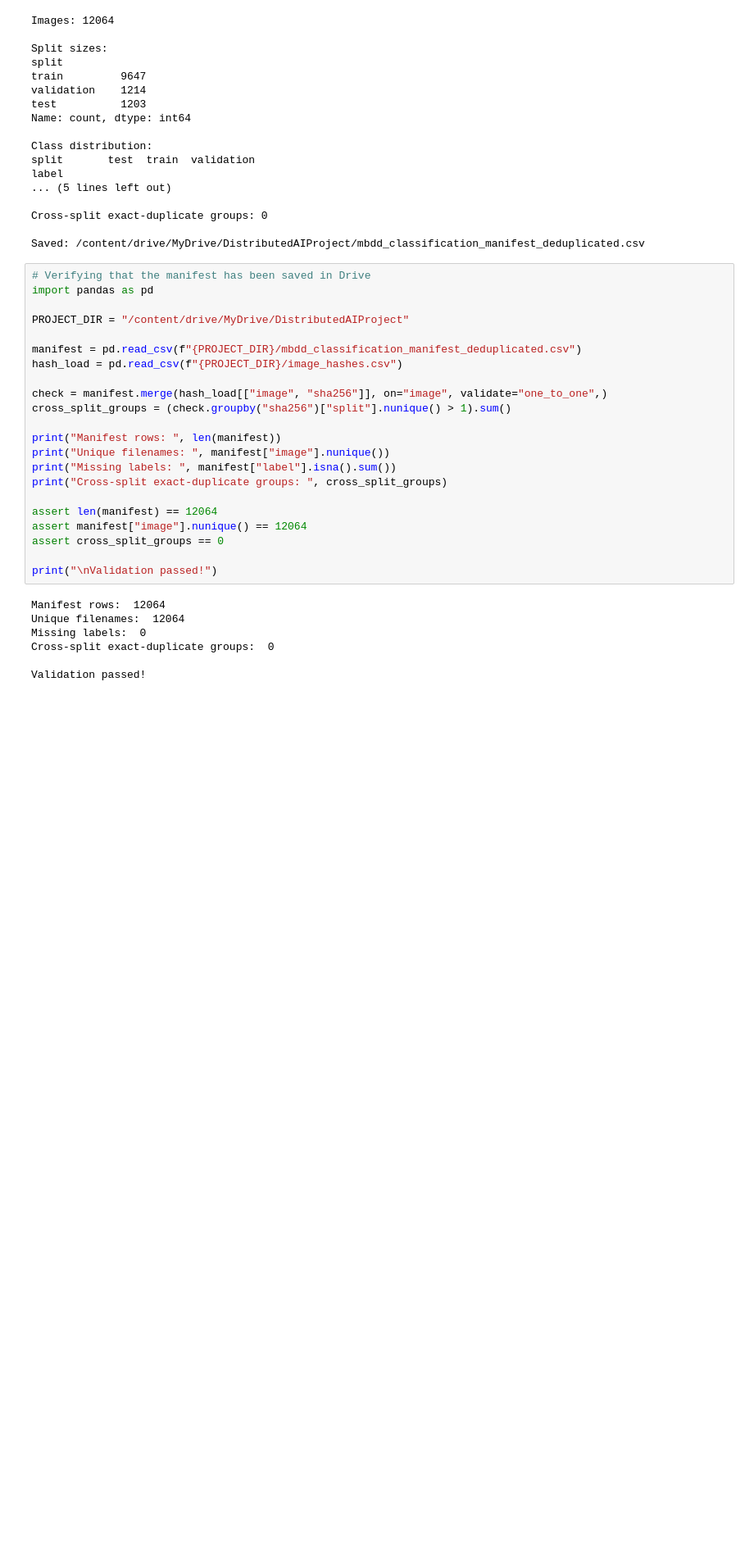
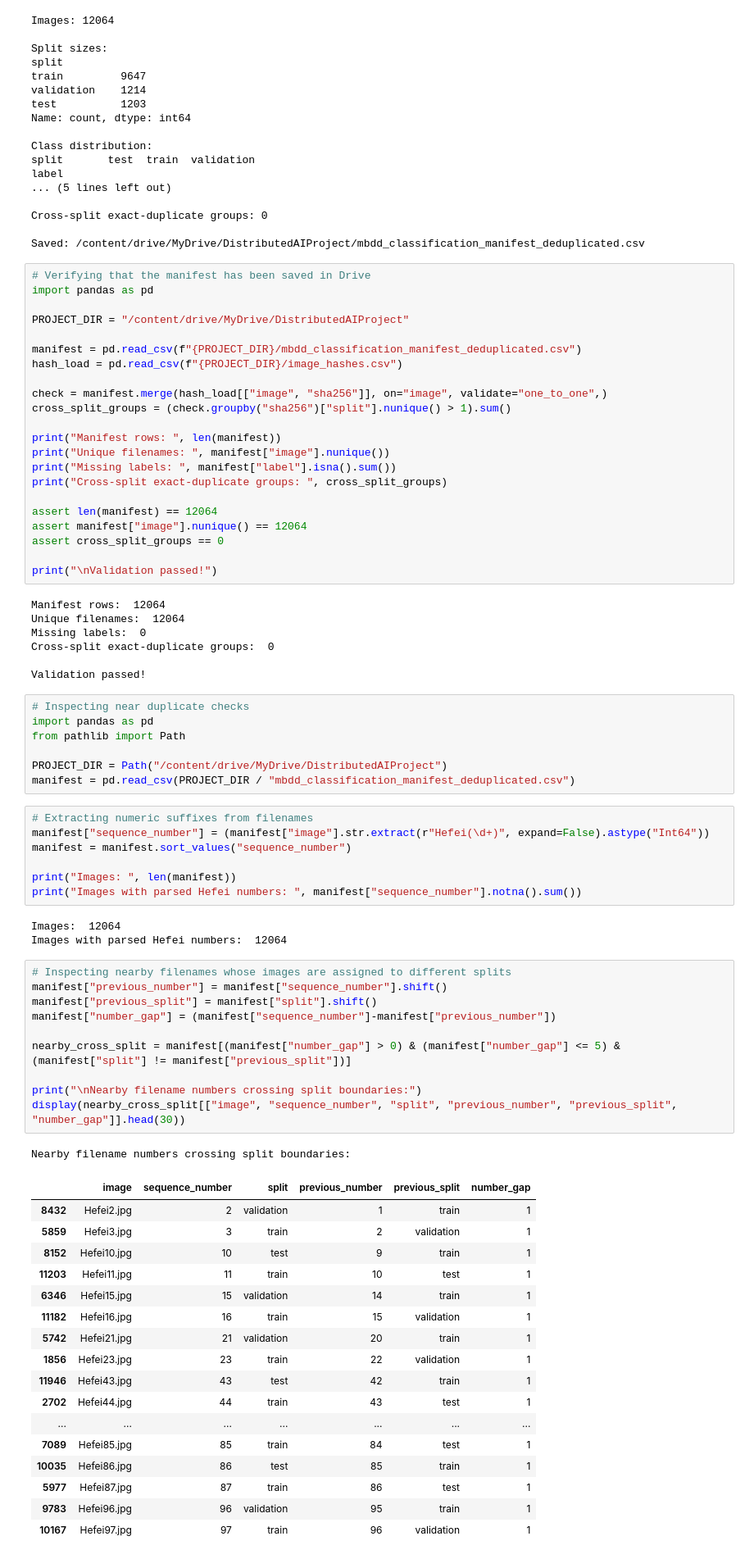
Before and after one commit to nivedithabinu/Distributed-AI-Damage-Classification, a Jupyter notebook: notebooks/01_dataset_validation.ipynb, the cells around one changed output. Shown at 82% size. Cells and saved outputs as stored; diff of their text form; blank space fills up the shorter version.

Commit message:
Finalize dataset validation and duplicate-safe split

```diff
--- a/notebooks/01_dataset_validation.ipynb
+++ b/notebooks/01_dataset_validation.ipynb
@@ -1550,3 +1550,49 @@ Missing labels:  0
 Cross-split exact-duplicate groups:  0
 
 Validation passed!
+# %%
+# Inspecting near duplicate checks
+import pandas as pd
+from pathlib import Path
+
+PROJECT_DIR = Path("/content/drive/MyDrive/DistributedAIProject")
+manifest = pd.read_csv(PROJECT_DIR / "mbdd_classification_manifest_deduplicated.csv")
+# %%
+# Extracting numeric suffixes from filenames
+manifest["sequence_number"] = (manifest["image"].str.extract(r"Hefei(\d+)", expand=False).astype("Int64"))
+manifest = manifest.sort_values("sequence_number")
+
+print("Images: ", len(manifest))
+print("Images with parsed Hefei numbers: ", manifest["sequence_number"].notna().sum())
+# %% [output]
+Images:  12064
+Images with parsed Hefei numbers:  12064
+# %%
+# Inspecting nearby filenames whose images are assigned to different splits
+manifest["previous_number"] = manifest["sequence_number"].shift()
+manifest["previous_split"] = manifest["split"].shift()
+manifest["number_gap"] = (manifest["sequence_number"]-manifest["previous_number"])
+
+nearby_cross_split = manifest[(manifest["number_gap"] > 0) & (manifest["number_gap"] <= 5) & (manifest["split"] != manifest["previous_split"])]
+
+print("\nNearby filename numbers crossing split boundaries:")
+display(nearby_cross_split[["image", "sequence_number", "split", "previous_number", "previous_split", "number_gap"]].head(30))
+# %% [output]
+Nearby filename numbers crossing split boundaries:
+|  | image | sequence_number | split | previous_number | previous_split | number_gap |
+| 8432 | Hefei2.jpg | 2 | validation | 1 | train | 1 |
+| 5859 | Hefei3.jpg | 3 | train | 2 | validation | 1 |
+| 8152 | Hefei10.jpg | 10 | test | 9 | train | 1 |
+| 11203 | Hefei11.jpg | 11 | train | 10 | test | 1 |
+| 6346 | Hefei15.jpg | 15 | validation | 14 | train | 1 |
+| 11182 | Hefei16.jpg | 16 | train | 15 | validation | 1 |
+| 5742 | Hefei21.jpg | 21 | validation | 20 | train | 1 |
+| 1856 | Hefei23.jpg | 23 | train | 22 | validation | 1 |
+| 11946 | Hefei43.jpg | 43 | test | 42 | train | 1 |
+| 2702 | Hefei44.jpg | 44 | train | 43 | test | 1 |
+| ... | ... | ... | ... | ... | ... | ... |
+| 7089 | Hefei85.jpg | 85 | train | 84 | test | 1 |
+| 10035 | Hefei86.jpg | 86 | test | 85 | train | 1 |
+| 5977 | Hefei87.jpg | 87 | train | 86 | test | 1 |
+| 9783 | Hefei96.jpg | 96 | validation | 95 | train | 1 |
+| 10167 | Hefei97.jpg | 97 | train | 96 | validation | 1 |
```
Also changed, not shown: parts of 10 cells of this notebook.
